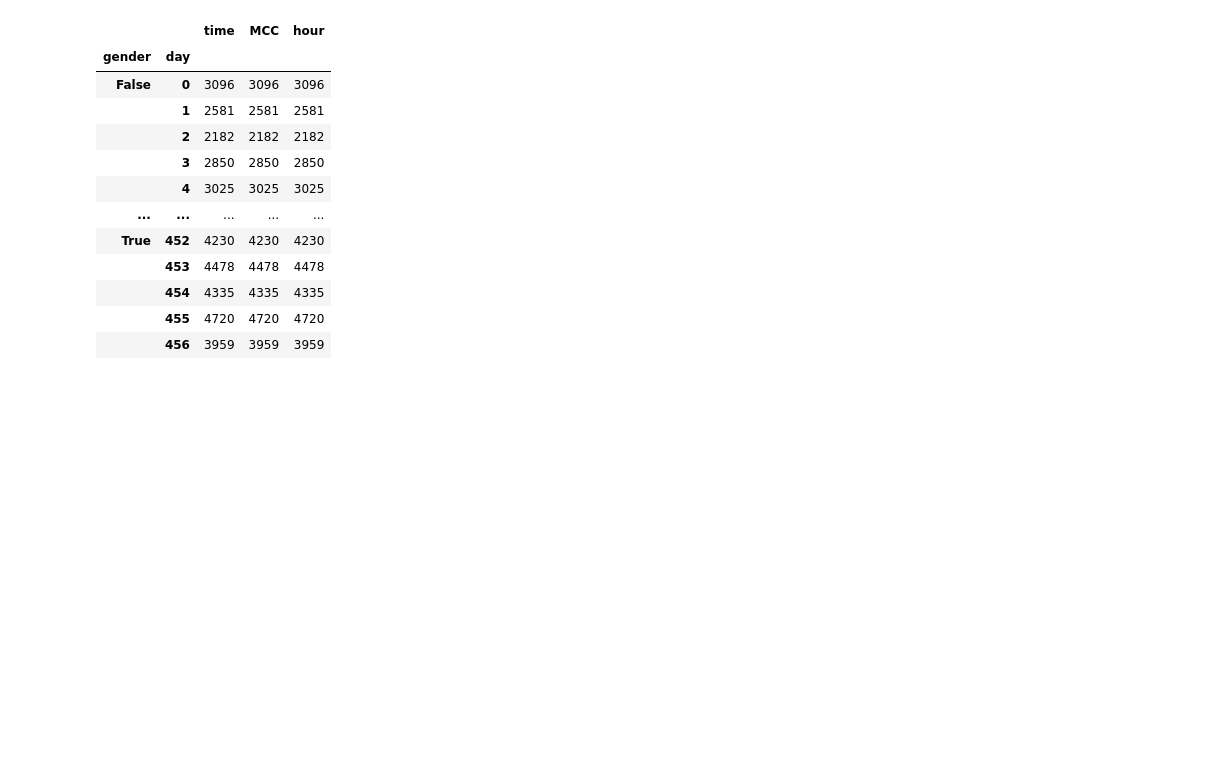
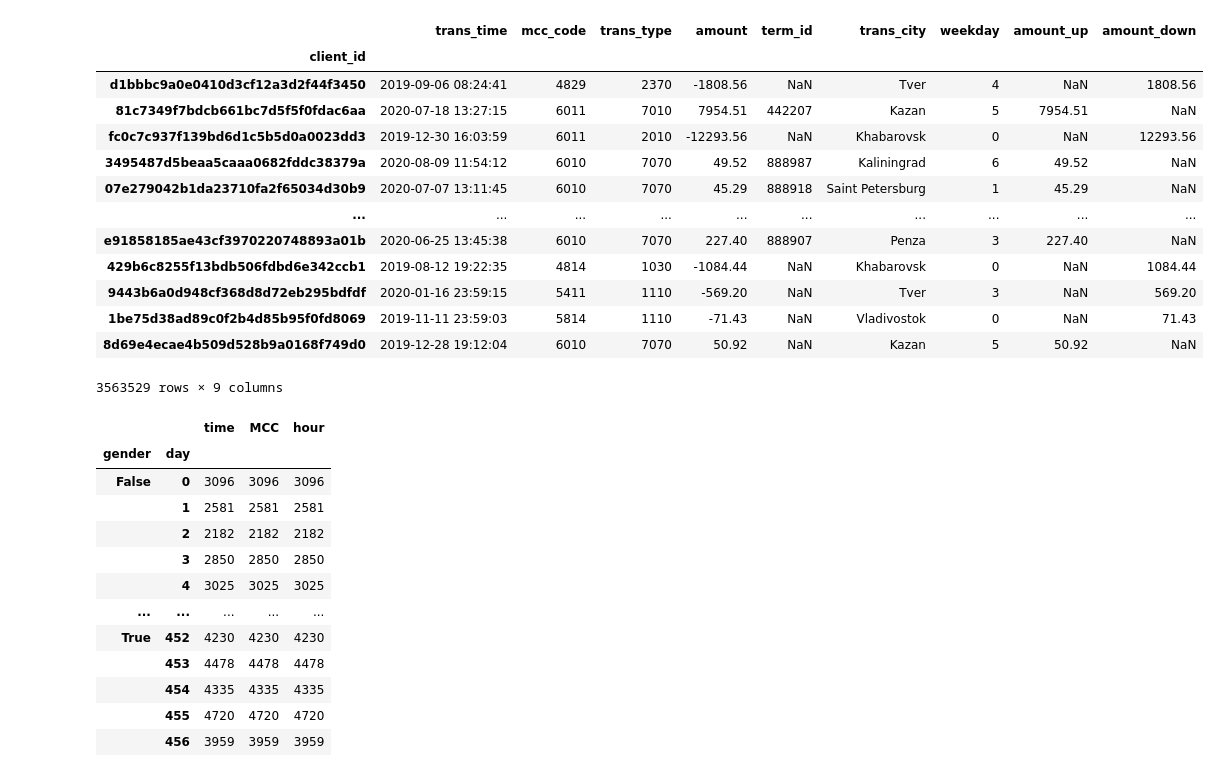
Before and after one commit to LegkoskurovGO/YesYes, a Jupyter notebook: main.ipynb, the cells around one changed output. Saved outputs shown, nothing was run; the diff lists cells and outputs as text; code cells hidden in the pictures; blank space fills up the shorter version.

```diff
--- a/Untitled.ipynb
+++ b/main.ipynb
@@ -339,0 +12,18 @@ day_time.day.max()
+# %%
+PATH_DATA = './data'
+
+# Читаем данные транзакций
+transactions = pd.read_csv(os.path.join(PATH_DATA, 'transactions.csv'), header=0, index_col='client_id')
+gender_train = pd.read_csv(os.path.join(PATH_DATA, 'train.csv'), header=0, index_col='client_id')
+gender_test = pd.read_csv(os.path.join(PATH_DATA, 'test.csv'), header=0, index_col='client_id')
+
+# Парсинг времени
+transactions['trans_time'] = (
+    datetime.datetime(2020, 3, 8, 0, 0, 0)
+    - datetime.timedelta(219)
+    + pd.to_timedelta(transactions['trans_time'].str.replace(' ', ' days ', n=1))
+)
+
+# Разбивка на train test
+transactions_train = transactions.join(gender_train, how='inner').drop('Unnamed: 0', axis=1)
+transactions_test = transactions.join(gender_test, how='inner').drop('Unnamed: 0', axis=1)
@@ -340,3 +187,20 @@ day_time.day.max()
+# %%
+transactions.astype({'mcc_code': 'category', 'trans_type': 'category'})
+# %% [output]
+|  | trans_time | mcc_code | trans_type | amount | term_id | trans_city | weekday | amount_up | amount_down |
+| client_id |  |  |  |  |  |  |  |  |  |
+| d1bbbc9a0e0410d3cf12a3d2f44f3450 | 2019-09-06 08:24:41 | 4829 | 2370 | -1808.56 | NaN | Tver | 4 | NaN | 1808.56 |
+| 81c7349f7bdcb661bc7d5f5f0fdac6aa | 2020-07-18 13:27:15 | 6011 | 7010 | 7954.51 | 442207 | Kazan | 5 | 7954.51 | NaN |
+| fc0c7c937f139bd6d1c5b5d0a0023dd3 | 2019-12-30 16:03:59 | 6011 | 2010 | -12293.56 | NaN | Khabarovsk | 0 | NaN | 12293.56 |
+| 3495487d5beaa5caaa0682fddc38379a | 2020-08-09 11:54:12 | 6010 | 7070 | 49.52 | 888987 | Kaliningrad | 6 | 49.52 | NaN |
+| 07e279042b1da23710fa2f65034d30b9 | 2020-07-07 13:11:45 | 6010 | 7070 | 45.29 | 888918 | Saint Petersburg | 1 | 45.29 | NaN |
+| ... | ... | ... | ... | ... | ... | ... | ... | ... | ... |
+| e91858185ae43cf3970220748893a01b | 2020-06-25 13:45:38 | 6010 | 7070 | 227.40 | 888907 | Penza | 3 | 227.40 | NaN |
+| 429b6c8255f13bdb506fdbd6e342ccb1 | 2019-08-12 19:22:35 | 4814 | 1030 | -1084.44 | NaN | Khabarovsk | 0 | NaN | 1084.44 |
+| 9443b6a0d948cf368d8d72eb295bdfdf | 2020-01-16 23:59:15 | 5411 | 1110 | -569.20 | NaN | Tver | 3 | NaN | 569.20 |
+| 1be75d38ad89c0f2b4d85b95f0fd8069 | 2019-11-11 23:59:03 | 5814 | 1110 | -71.43 | NaN | Vladivostok | 0 | NaN | 71.43 |
+| 8d69e4ecae4b509d528b9a0168f749d0 | 2019-12-28 19:12:04 | 6010 | 7070 | 50.92 | NaN | Kazan | 5 | 50.92 | NaN |
+3563529 rows × 9 columns
 # %%
 tmp = day_time.groupby('gender').sample(n=1677628)
 # %%
```
Also changed, not shown: parts of 49 cells of this notebook.
